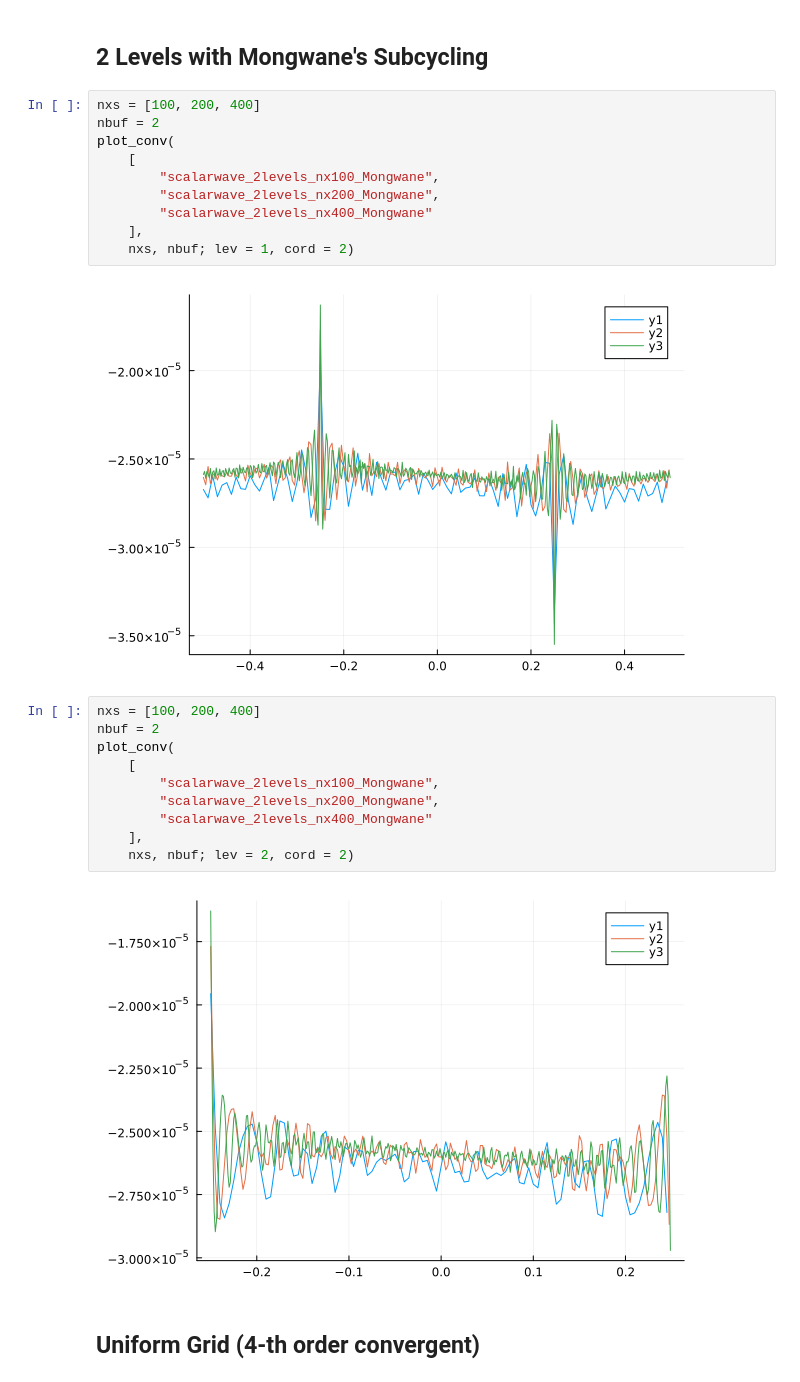
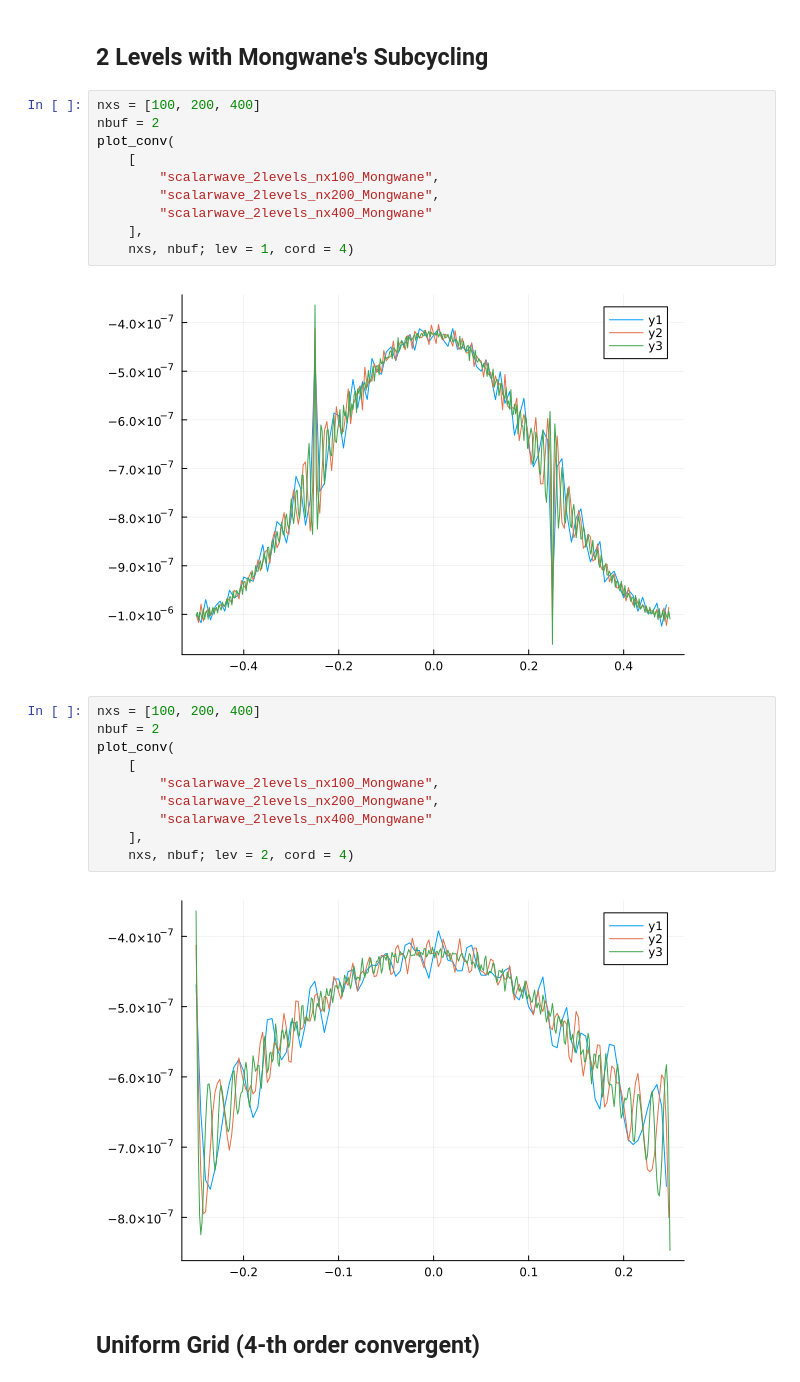
Before and after one commit to lwJi/Docs-Subcycling, a Jupyter notebook: ipynb/Covergence.ipynb, the cells around one changed output. Cells and saved outputs as stored; diff of their text form.

```diff
--- a/ipynb/Covergence.ipynb
+++ b/ipynb/Covergence.ipynb
@@ -42,21 +42,21 @@ plot_conv(
         "scalarwave_2levels_nx200_Mongwane",
         "scalarwave_2levels_nx400_Mongwane"
     ],
-    nxs, nbuf; lev = 1, cord = 2)
+    nxs, nbuf; lev = 1, cord = 4)
 # %% [output]
-[figure, old version]
+[figure, new version]
 # %%
 nxs = [100, 200, 400]
 nbuf = 2
 plot_conv(
     [
         "scalarwave_2levels_nx100_Mongwane",
         "scalarwave_2levels_nx200_Mongwane",
         "scalarwave_2levels_nx400_Mongwane"
     ],
-    nxs, nbuf; lev = 2, cord = 2)
+    nxs, nbuf; lev = 2, cord = 4)
 # %% [output]
-[figure, old version]
+[figure, new version]
 # %% [markdown]
 ## Uniform Grid (4-th order convergent)
 # %%
```
